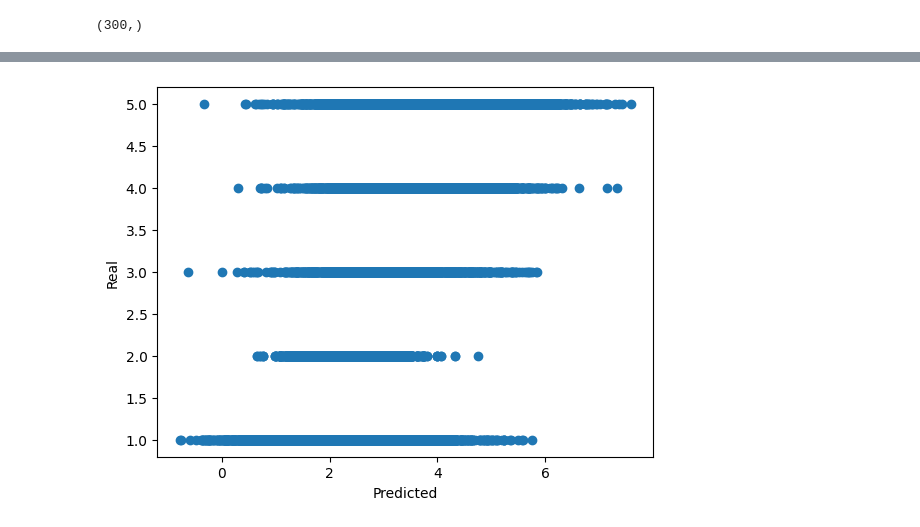
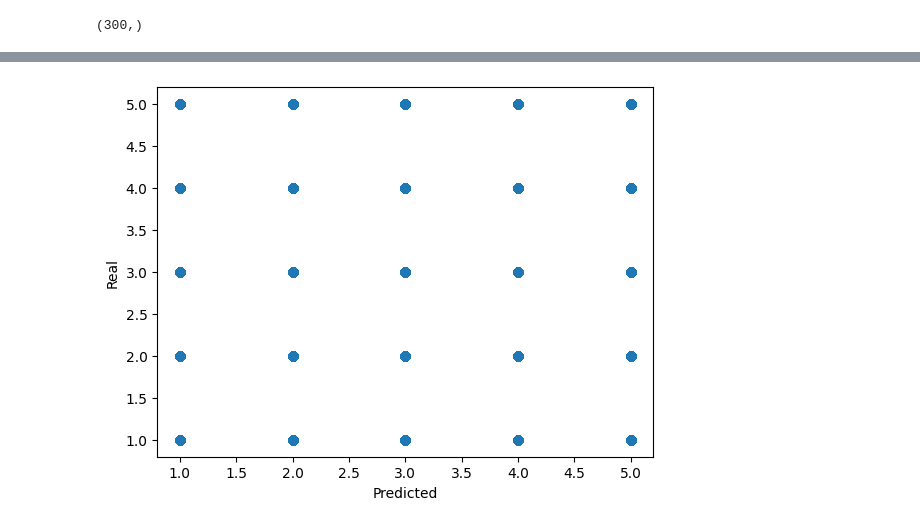
Before and after one commit to Scratticus/DataScientest-Group-NLP-project, a Jupyter notebook: notebooks/Word2vec investigation.ipynb, the cells around one changed output, grey strips where cells are left out. Drawn from its saved outputs; the diff is of its cells as text; code cells hidden in the pictures.

```diff
--- a/notebooks/Word2vec investigation.ipynb
+++ b/notebooks/Word2vec investigation.ipynb
@@ -150,0 +34,6 @@ executing.executing.NotOneValueFound: Expected one value, found 0
+# %%
+df = pd.read_csv('../data/full_w2v_df.csv', index_col=0)
+
+df.info()
+
+df.head()
@@ -150,0 +53,14 @@ executing.executing.NotOneValueFound: Expected one value, found 0
+# %%
+display(df['overall'].value_counts())
+
+warnings.filterwarnings("ignore")
+
+sns.countplot(x='overall', data=df)
+
+warnings.filterwarnings("default")
+
+features = df.drop(columns='overall')
+target = df['overall']
+
+features.info()
+target.info()
@@ -150,0 +89,6 @@ executing.executing.NotOneValueFound: Expected one value, found 0
+# %%
+sampler = RandomOverSampler(sampling_strategy='auto')
+
+sampled_features, sampled_target = sampler.fit_resample(features, target)
+
+sampled_target.value_counts()
@@ -151,8 +103,8 @@ executing.executing.NotOneValueFound: Expected one value, found 0
 # %%
 scaler = MinMaxScaler()
-feature_W2V = scaler.fit_transform(W2V_df)
+feature_W2V = scaler.fit_transform(sampled_features)
 
-X_train, X_test, y_train, y_test = train_test_split(feature_W2V, df['overall_rating'], test_size=0.25, random_state=69)
+X_train, X_test, y_train, y_test = train_test_split(feature_W2V, sampled_target, test_size=0.25, random_state=69)
 
 print(X_train.shape)
 print(y_train.shape)
@@ -166,12 +167,12 @@ print(y_test.shape)
 # %%
-hgbr = HistGradientBoostingRegressor(learning_rate=0.5, max_depth=1000)
-hgbr.fit(X_train, y_train)
-y_pred = hgbr.predict(X_test)
+hgbc = HistGradientBoostingClassifier(learning_rate=0.5, max_depth=1000)
+hgbc.fit(X_train, y_train)
+y_pred = hgbc.predict(X_test)
 
 y_pred_series = pd.Series(y_pred)
 
 plt.scatter(x=y_pred, y=y_test)
 plt.xlabel('Predicted')
 plt.ylabel('Real');
 # %% [output]
-[figure, old version]
+[figure, new version]
```
Also changed, not shown: parts of 17 cells of this notebook, 2 other files.
